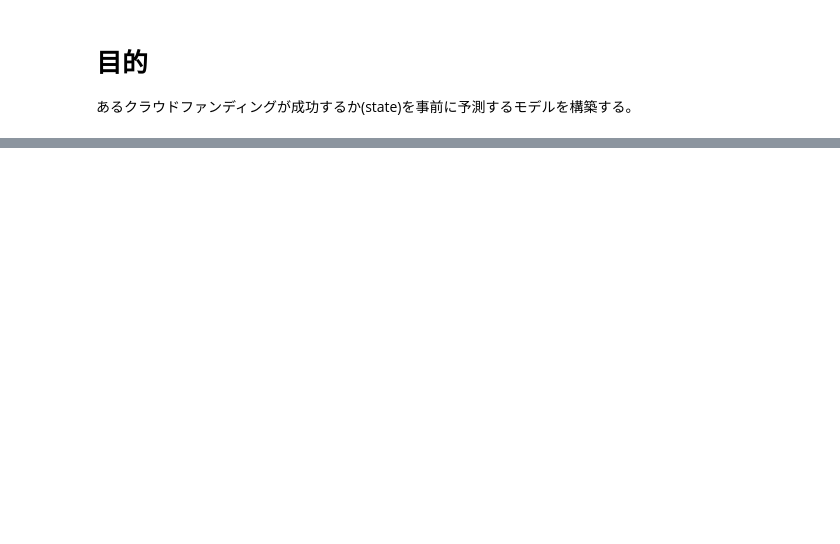
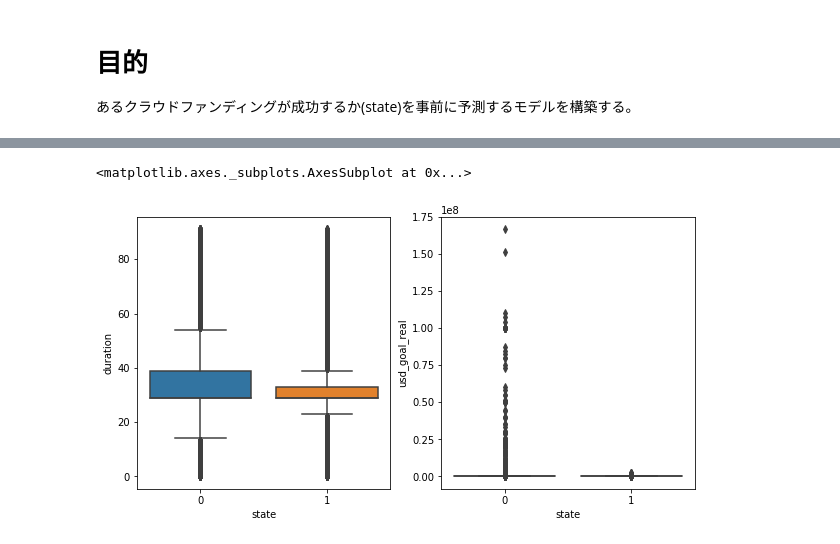
Before and after one commit to mstd100/AI_seminar, a Jupyter notebook: Day2_work_土井将登.ipynb, the cells around one changed output, grey strips where cells are left out. Saved outputs shown, nothing was run; the diff lists cells and outputs as text; code cells hidden in the pictures; blank space fills up the shorter version.

```diff
--- a/Day2_work_土井将登.ipynb
+++ b/Day2_work_土井将登.ipynb
@@ -161,0 +112,4 @@ plt.show()
+# %%
+# state を succesful = 1, failed = 0 に置換する
+ks_projects_data2 = ks_projects_data2.replace({'state': {'failed': 0, 'successful': 1}})
+display(ks_projects_data2.head())
@@ -161,0 +123,15 @@ plt.show()
+# %%
+# グラフを書いてデータを確認する。
+fig,ax = plt.subplots(1,2, figsize=(10,5))
+sns.boxplot("state", "duration", data=ks_projects_data2, ax=ax[0])
+sns.boxplot("state","usd_goal_real", data=ks_projects_data2, ax=ax[1])
+
+# 募集期間は外れ値が多いが、成功は20~40ぐらいに分布しており、失敗は15~55ぐらいに分布している。
+# 分布の幅が異なるので説明変数として使えそう。
+
+# 目標金額が大きいものは失敗が多い。
+# 目標金額が小さくても失敗しているものはあるので、目標金額だけで分類はできない。
+# 目標金額が大きくなると失敗する傾向があるので、説明変数として使えそう。
+# %% [output]
+<matplotlib.axes._subplots.AxesSubplot at 0x...>
+[figure, added]
```
Also changed, not shown: parts of 20 cells of this notebook.
